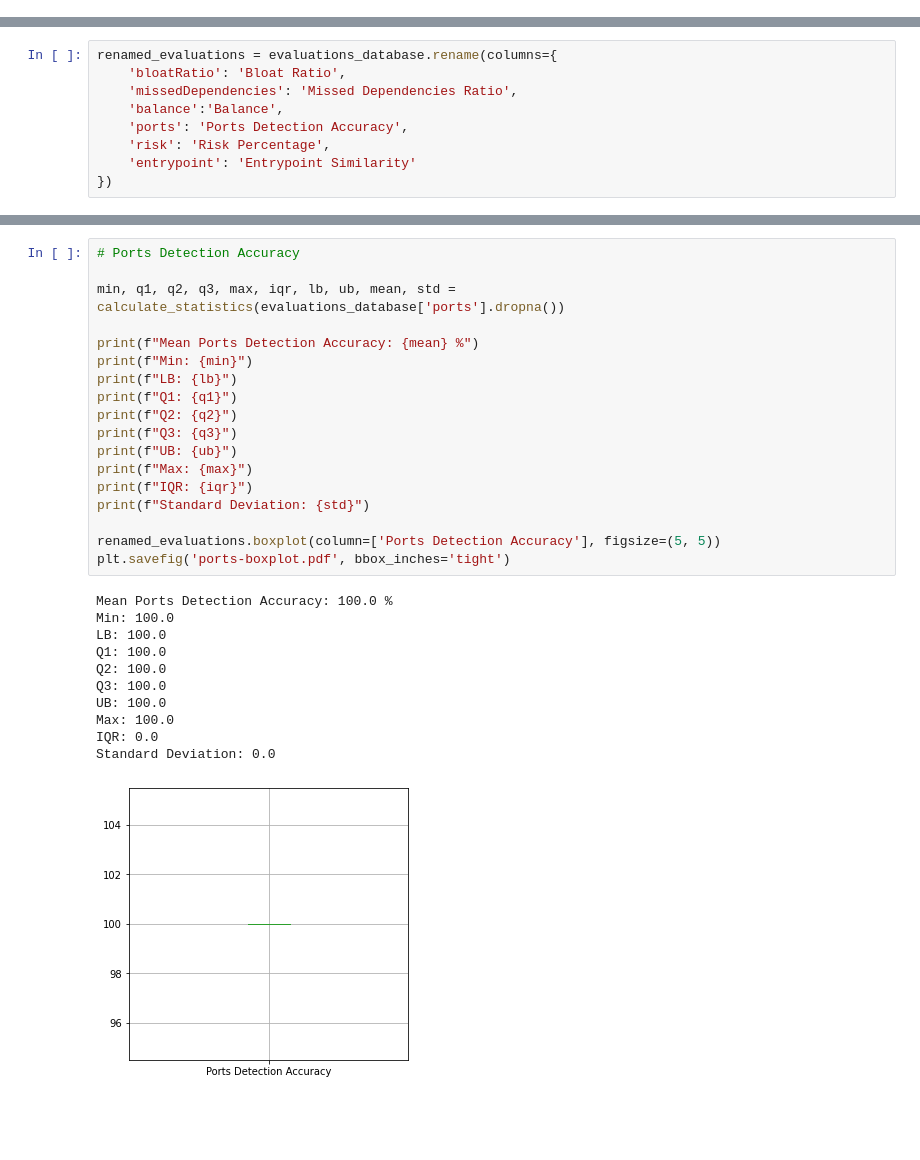
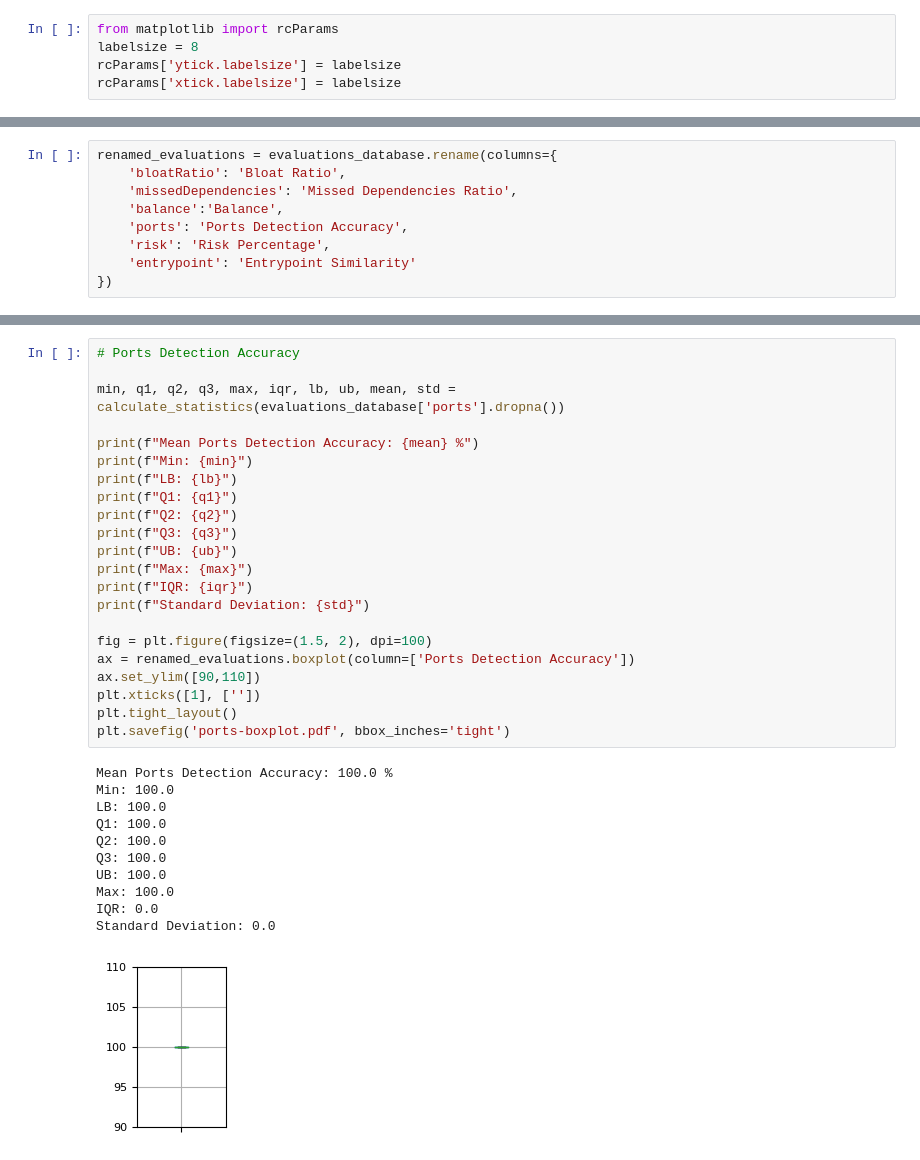
Before and after one commit to filipefigcorreia/hermit-study, a Jupyter notebook: hermit.ipynb, the cells around one changed output, grey strips where cells are left out. Saved outputs shown, nothing was run; the diff lists cells and outputs as text; blank space fills up the shorter version.

```diff
--- a/hermit.ipynb
+++ b/hermit.ipynb
@@ -59,3 +93,8 @@ plt.savefig('build_pie.pdf', bbox_inches='tight')
+# %%
+from matplotlib import rcParams
+labelsize = 8
+rcParams['ytick.labelsize'] = labelsize
+rcParams['xtick.labelsize'] = labelsize
 # %%
 def calculate_statistics(column):
   min = column.quantile(0.0)
@@ -174,33 +224,37 @@ Standard Deviation: 14.11682020623565
 # %%
 # Ports Detection Accuracy
 
 min, q1, q2, q3, max, iqr, lb, ub, mean, std = calculate_statistics(evaluations_database['ports'].dropna())
 
 print(f"Mean Ports Detection Accuracy: {mean} %")
 print(f"Min: {min}")
 print(f"LB: {lb}")
 print(f"Q1: {q1}")
 print(f"Q2: {q2}")
 print(f"Q3: {q3}")
 print(f"UB: {ub}")
 print(f"Max: {max}")
 print(f"IQR: {iqr}")
 print(f"Standard Deviation: {std}")
 
-renamed_evaluations.boxplot(column=['Ports Detection Accuracy'], figsize=(5, 5))
+fig = plt.figure(figsize=(1.5, 2), dpi=100)
+ax = renamed_evaluations.boxplot(column=['Ports Detection Accuracy'])
+ax.set_ylim([90,110])
+plt.xticks([1], [''])
+plt.tight_layout()
 plt.savefig('ports-boxplot.pdf', bbox_inches='tight')
 # %% [output]
 Mean Ports Detection Accuracy: 100.0 %
 Min: 100.0
 LB: 100.0
 Q1: 100.0
 Q2: 100.0
 Q3: 100.0
 UB: 100.0
 Max: 100.0
 IQR: 0.0
 Standard Deviation: 0.0
-[figure, old version]
+[figure, new version]
 # %%
 # Risk Percentage
 
```
Also changed, not shown: parts of 8 cells of this notebook.
